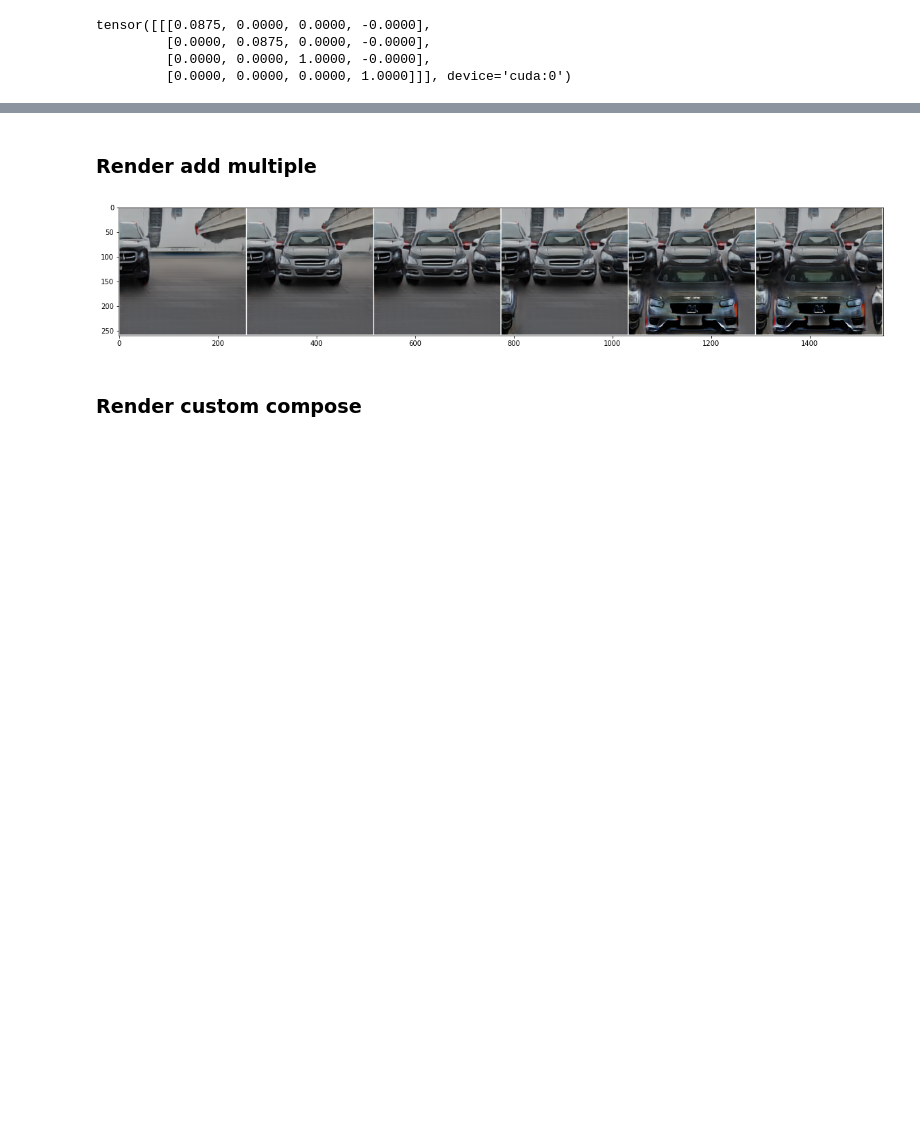
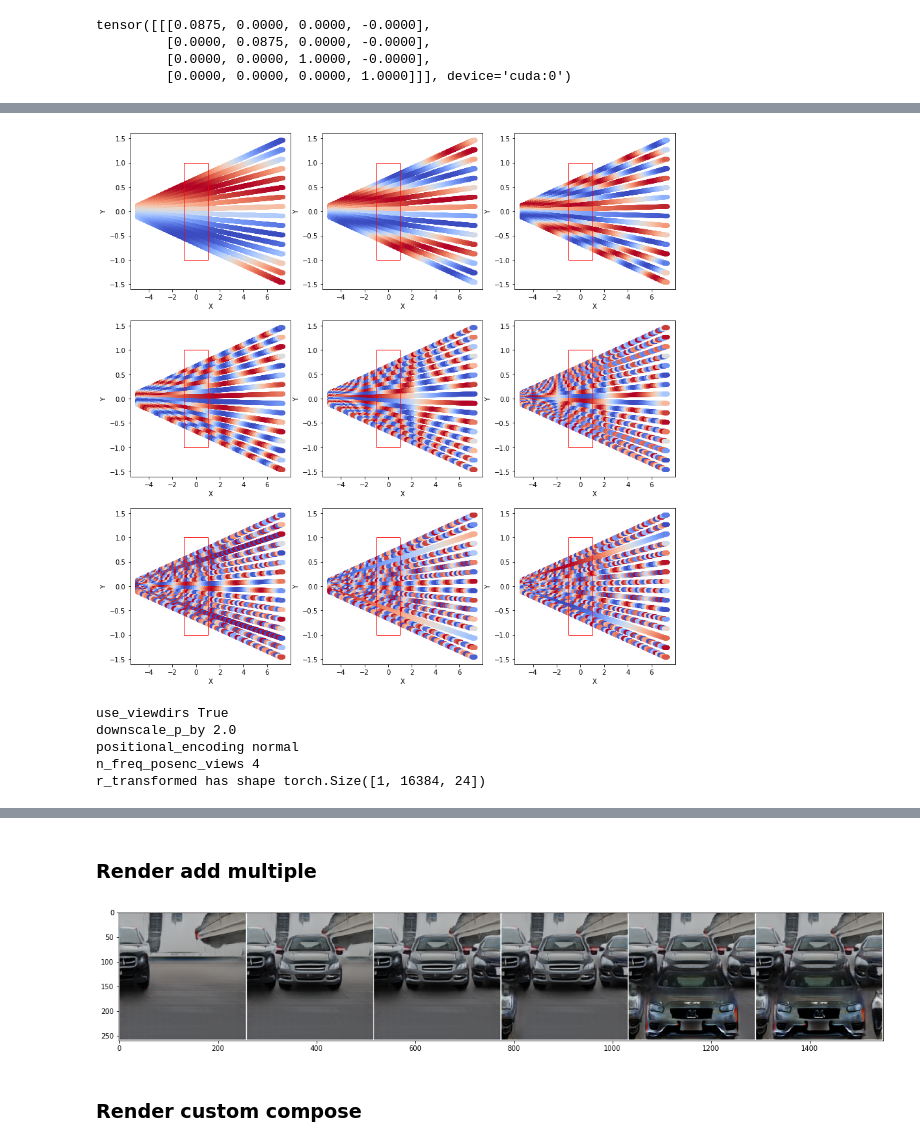
Before and after one commit to fireofearth/giraffe, a Jupyter notebook: test.render.cars256_pretrained.ipynb, the cells around one changed output, grey strips where cells are left out. Cells and saved outputs as stored; diff of their text form; code cells hidden in the pictures; blank space fills up the shorter version.

```diff
--- a/test.render.cars256_pretrained.ipynb
+++ b/test.render.cars256_pretrained.ipynb
@@ -455,3 +538,5 @@ model.eval()
 gen = model.generator_test
 gen.eval() # renderer.generator
 None
+# %%
+latent_codes = gen.get_latent_codes(1)
@@ -495,0 +829,53 @@ pixels[0, 120], pixels_world[0, 120], camera_world[0,0], torch.norm(pixels_world
+# %%
+%matplotlib inline
+fig = plt.figure(figsize=(15, 15))
+for idx in range(9):
+    subplot_idx = 330 + idx + 1
+    ax = fig.add_subplot(subplot_idx)
+    c = p_transformed[0, :, 1 + 6*idx].cpu().numpy()
+    norm = clr.Normalize(vmin=-1, vmax=1, clip=True)
+    ax.scatter(*p.cpu()[0, :, :2].T, c=c,
+               cmap=cm.coolwarm, norm=norm)
+    vertices = BB2D_about_origin(1., 1.)()
+    patch = patches.Polygon(vertices, fill=False, color='r')
+    ax.add_patch(patch)
+    ax.set_xlabel('X')
+    ax.set_ylabel('Y')
+
+None
+# %% [output]
+[figure, added]
+# %%
+%matplotlib notebook
+z_shape_obj, z_app_obj, z_shape_bg, z_app_bg = latent_codes
+z_shape_i, z_app_i = z_shape_obj[:, 0], z_app_obj[:, 0]
+
+# the internals of gen.decoder(p_i, r_i, z_shape_i, z_app_i)
+p_in, ray_d, z_shape, z_app = p_i, r_i, z_shape_i, z_app_i
+
+# recall ray_i = pixels_world_i - camera_world_i, so they are not unit vectors
+# this makes vector coordinate values within [-1, 1]
+r = ray_d / torch.norm(ray_d, dim=-1, keepdim=True)
+print("use_viewdirs", gen.decoder.use_viewdirs)
+
+# the internals of gen.decoder.transform_points() on p_in before doing gen.decoder.fc_in()
+
+print("downscale_p_by", gen.decoder.downscale_p_by)
+print("positional_encoding", gen.decoder.positional_encoding)
+print("n_freq_posenc_views", gen.decoder.n_freq_posenc_views)
+
+# gen.decoder.transform_points() claims to normalize points to [-1, 1]
+# does downscaling make sense with unit vectors? No, fix.
+r = r / gen.decoder.downscale_p_by
+L = gen.decoder.n_freq_posenc_views
+r_transformed = torch.cat([torch.cat(
+    [torch.sin((2 ** i) * np.pi * r),
+     torch.cos((2 ** i) * np.pi * r)],
+    dim=-1) for i in range(L)], dim=-1)
+print("r_transformed has shape", r_transformed.shape)
+# %% [output]
+use_viewdirs True
+downscale_p_by 2.0
+positional_encoding normal
+n_freq_posenc_views 4
+r_transformed has shape torch.Size([1, 16384, 24])
```
Also changed, not shown: parts of 37 cells of this notebook, 4 other files.
